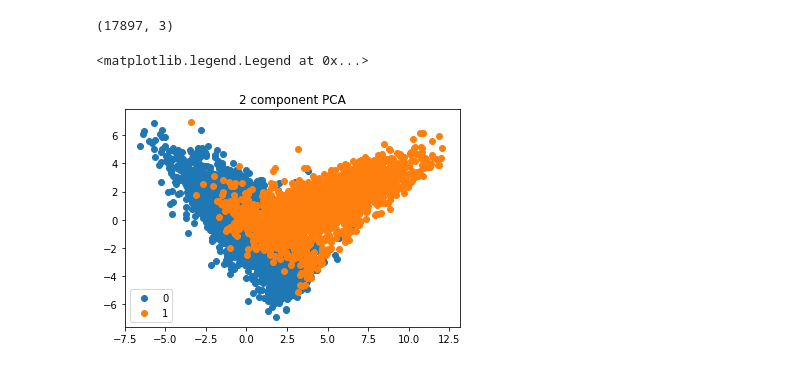
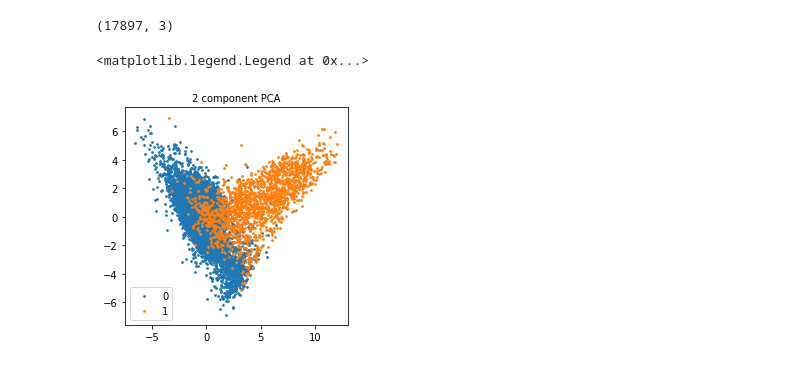
Before and after one commit to Kriti2801/DSAproject, a Jupyter notebook: visualisation.ipynb, the cells around one changed output. Drawn from its saved outputs; the diff is of its cells as text; code cells hidden in the pictures.

```diff
--- a/visualisation.ipynb
+++ b/visualisation.ipynb
@@ -83,11 +87,14 @@ for i in range(len(final)):
 final_0 = (np.array(final_0)).T
 final_1 = (np.array(final_1)).T
 # %%
-
-plt.title('2 component PCA')
-plt.scatter(final_0[0], final_0[1],label='0')
-plt.scatter(final_1[0], final_1[1],label='1')
-plt.legend()
+fig = plt.figure(figsize=(4,4))
+ax = fig.add_subplot(111)
+ax.set_title('2 component PCA', fontsize=10)
+ax.scatter(final_0[0], final_0[1],label='0',s=3)
+ax.scatter(final_1[0], final_1[1],label='1',s=3)
+# ax.set_xlabel('PCA component 1')
+# ax.set_ylabel('PCA component 2')
+ax.legend()
 # %% [output]
 <matplotlib.legend.Legend at 0x...>
-[figure, old version]
+[figure, new version]
```
Also changed, not shown: parts of 1 cell of this notebook, 3 other files.
